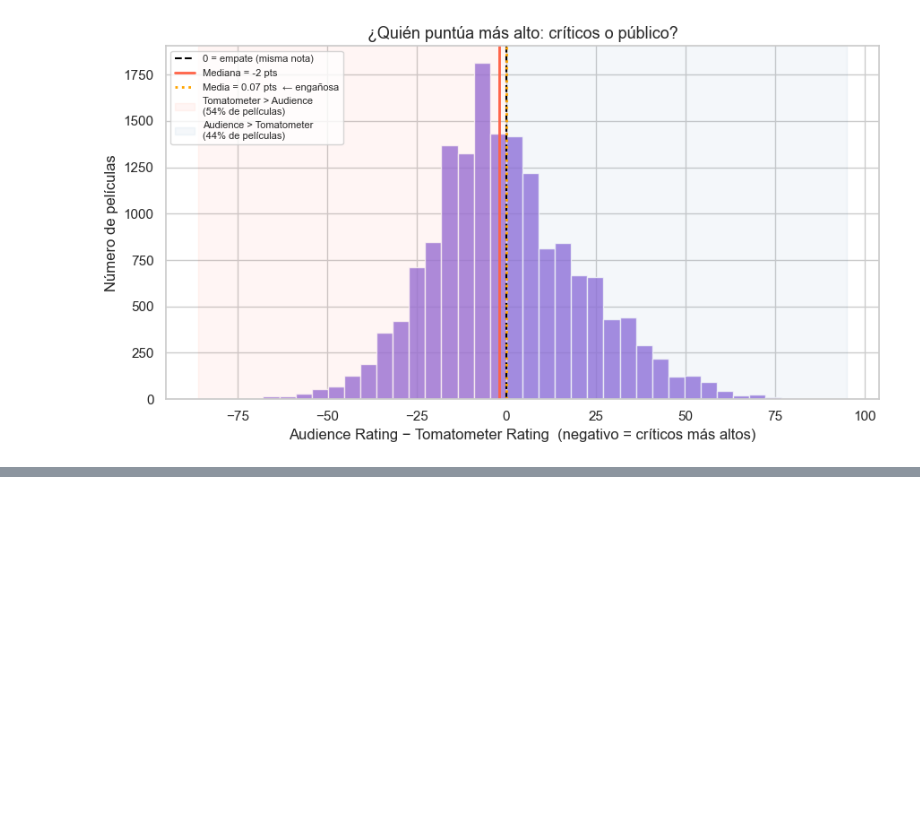
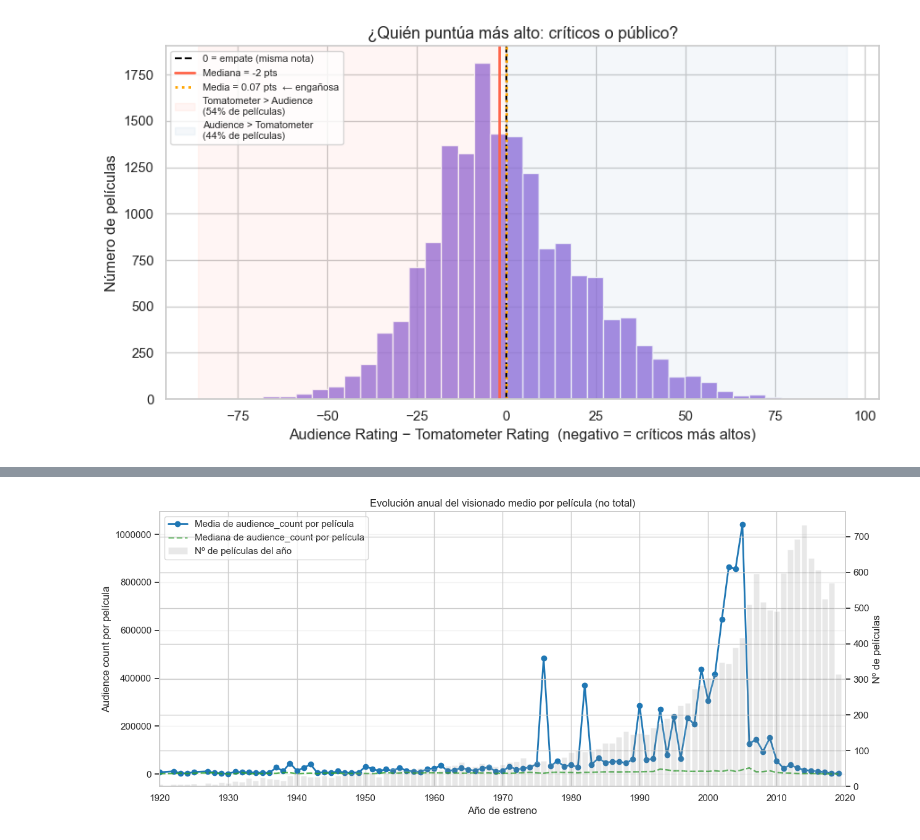
Before and after one commit to alvaromedinaro-png/Rotten-tomatoes-movies-data-analisis, a Jupyter notebook: notebooks/eda.ipynb, the cells around one changed output, grey strips where cells are left out. Cells and saved outputs as stored; diff of their text form; code cells hidden in the pictures; blank space fills up the shorter version.

```diff
--- a/notebooks/eda.ipynb
+++ b/notebooks/eda.ipynb
@@ -999,0 +947,75 @@ los críticos les dieron una nota más alta que el público.
+# %%
+# Base: dato limpio con features
+_year_df = df_feat.dropna(subset=['theater_year', 'audience_count']).copy()
+_year_df['theater_year'] = _year_df['theater_year'].astype(int)
+
+# Agregado por año: promedio por película (métrica pedida) + conteo para contexto
+year_mean_views = (
+    _year_df.groupby('theater_year', as_index=False)
+    .agg(
+        n_movies=('movie_title', 'count'),
+        mean_audience_count=('audience_count', 'mean'),
+        median_audience_count=('audience_count', 'median')
+    )
+    .sort_values('theater_year')
+)
+
+# Opcional: filtrar años con muy pocas películas para evitar ruido extremo
+year_mean_views = year_mean_views[year_mean_views['n_movies'] >= 5].copy()
+
+fig, ax1 = plt.subplots(figsize=(13, 5.5))
+
+ax1.plot(
+    year_mean_views['theater_year'],
+    year_mean_views['mean_audience_count'],
+    color='tab:blue',
+    marker='o',
+    linewidth=2,
+    label='Media de audience_count por película'
+)
+ax1.plot(
+    year_mean_views['theater_year'],
+    year_mean_views['median_audience_count'],
+    color='tab:green',
+    linestyle='--',
+    linewidth=1.8,
+    alpha=0.8,
+    label='Mediana de audience_count por película'
+)
+
+ax1.set_title('Evolución anual del visionado medio por película (no total)')
+ax1.set_xlabel('Año de estreno')
+
+# Ticks del eje X cada 10 años para mejorar legibilidad
+start_year = int(np.floor(year_mean_views['theater_year'].min() / 10) * 10)
+end_year = int(np.ceil(year_mean_views['theater_year'].max() / 10) * 10)
+ax1.set_xticks(np.arange(start_year, end_year + 1, 10))
+ax1.set_xlim(start_year, end_year)
+
+ax1.set_ylabel('Audience count por película')
+ax1.ticklabel_format(style='plain', axis='y')
+ax1.grid(True, axis='y', alpha=0.25)
+
+# Eje secundario para mostrar cuántas películas hay por año
+ax2 = ax1.twinx()
+ax2.bar(
+    year_mean_views['theater_year'],
+    year_mean_views['n_movies'],
+    color='gray',
+    alpha=0.18,
+    width=0.8,
+    label='Nº de películas del año'
+)
+ax2.set_ylabel('Nº de películas')
+
+# Leyenda combinada de ambos ejes
+lines1, labels1 = ax1.get_legend_handles_labels()
+lines2, labels2 = ax2.get_legend_handles_labels()
+ax1.legend(lines1 + lines2, labels1 + labels2, loc='upper left')
+
+plt.tight_layout()
+plt.show()
+
+display(year_mean_views.tail(12))
+# %% [output]
+[figure, added]
```
Also changed, not shown: parts of 11 cells of this notebook, 2 other files.
